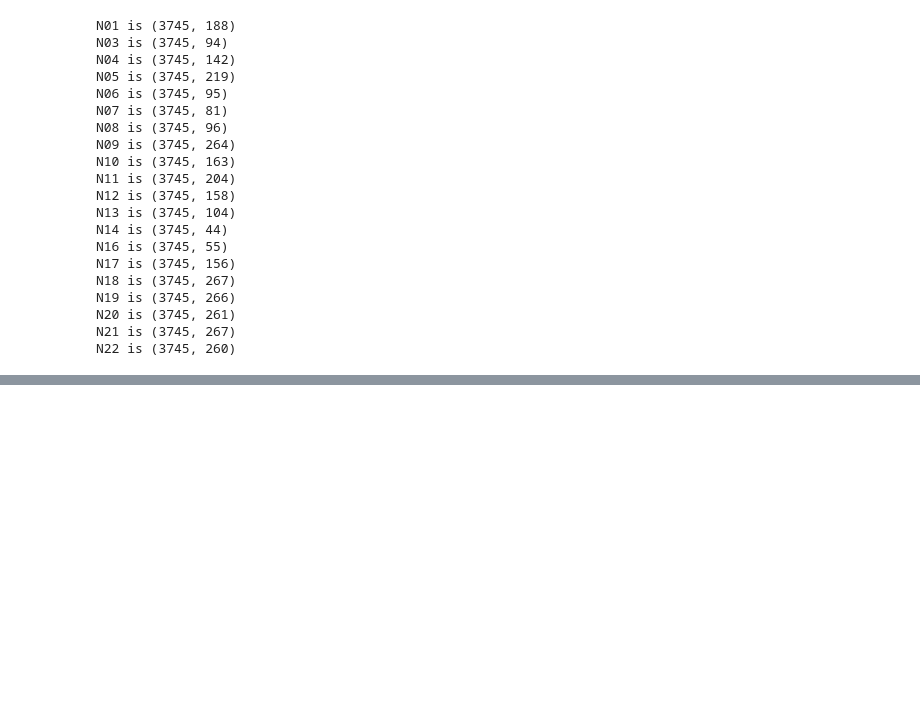
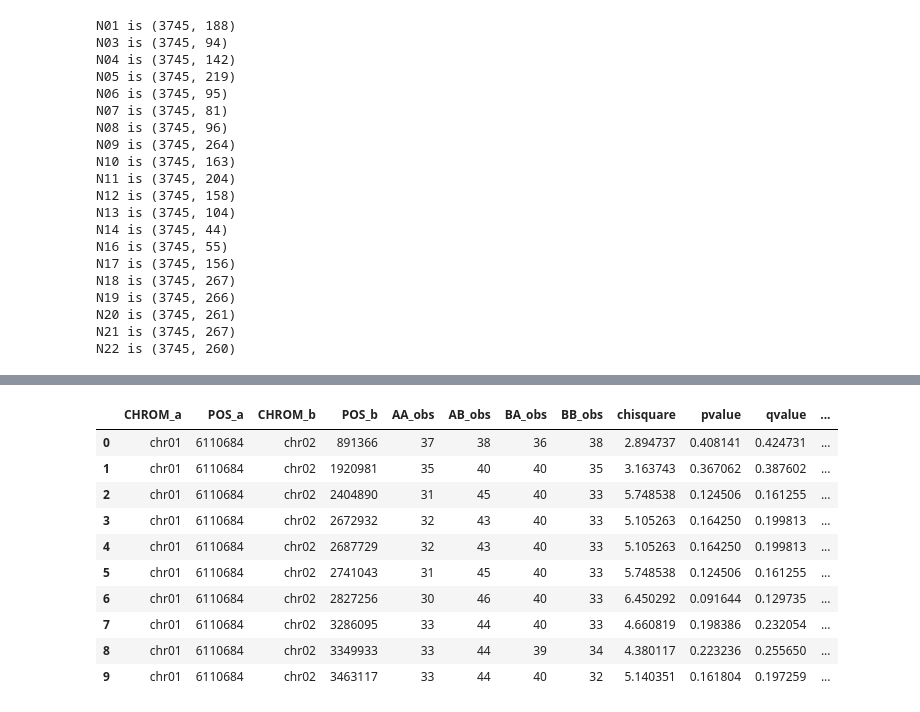
Before and after one commit to danshea/IwateBiotechnologyResearchCenter, a Jupyter notebook: Interchromosomal_linkage_disequilibrium_testing.ipynb, the cells around one changed output, grey strips where cells are left out. Saved outputs shown, nothing was run; the diff lists cells and outputs as text; code cells hidden in the pictures; blank space fills up the shorter version.

```diff
--- a/Interchromosomal_linkage_disequilibrium_testing.ipynb
+++ b/Interchromosomal_linkage_disequilibrium_testing.ipynb
@@ -147,2 +152,28 @@ for key, f in zip(samples, founders):
+# %%
+# Re-load the data from file into results
+samples = ['N01','N03','N04','N05','N06','N07','N08','N09','N10','N11',
+           'N12','N13','N14','N16','N17','N18','N19','N20','N21','N22',]
+founders = ['KASALATH','KEIBOBA','SHONI','TUPA_121-3','SURJAMUKHI','RATUL','BADARI_DHAN','KALUHEENATI','JAGUARY','REXMONT',
+            'URASAN','TUPA_729','DEE_JIAO_HUA_LUO','NERICA_1','TAKANARI','C8005','MOUKOTOU','NORTAI','SESIA','HAYAYUKI',]
+datadirs = ['_'.join([x, y]) for x, y in zip(samples, founders)]
+results = OrderedDict()
+for key, f in zip(samples, founders):
+    results[key] = pd.read_csv('interchromosomal_linkage_analysis/{}_{}_interchromosomal_ld.tsv'.format(key, f),
+                               sep='\t', index_col=0)
+# %%
+# Did things get loaded?
+results['N01'][0:10]
+# %% [output]
+|  | CHROM_a | POS_a | CHROM_b | POS_b | AA_obs | AB_obs | BA_obs | BB_obs | chisquare | pvalue | qvalue | ... |
+| 0 | chr01 | 6110684 | chr02 | 891366 | 37 | 38 | 36 | 38 | 2.894737 | 0.408141 | 0.424731 | ... |
+| 1 | chr01 | 6110684 | chr02 | 1920981 | 35 | 40 | 40 | 35 | 3.163743 | 0.367062 | 0.387602 | ... |
+| 2 | chr01 | 6110684 | chr02 | 2404890 | 31 | 45 | 40 | 33 | 5.748538 | 0.124506 | 0.161255 | ... |
+| 3 | chr01 | 6110684 | chr02 | 2672932 | 32 | 43 | 40 | 33 | 5.105263 | 0.164250 | 0.199813 | ... |
+| 4 | chr01 | 6110684 | chr02 | 2687729 | 32 | 43 | 40 | 33 | 5.105263 | 0.164250 | 0.199813 | ... |
+| 5 | chr01 | 6110684 | chr02 | 2741043 | 31 | 45 | 40 | 33 | 5.748538 | 0.124506 | 0.161255 | ... |
+| 6 | chr01 | 6110684 | chr02 | 2827256 | 30 | 46 | 40 | 33 | 6.450292 | 0.091644 | 0.129735 | ... |
+| 7 | chr01 | 6110684 | chr02 | 3286095 | 33 | 44 | 40 | 33 | 4.660819 | 0.198386 | 0.232054 | ... |
+| 8 | chr01 | 6110684 | chr02 | 3349933 | 33 | 44 | 39 | 34 | 4.380117 | 0.223236 | 0.255650 | ... |
+| 9 | chr01 | 6110684 | chr02 | 3463117 | 33 | 44 | 40 | 32 | 5.140351 | 0.161804 | 0.197259 | ... |
 # %%
 # Only retrieve significant LD results
```
Also changed, not shown: parts of 10 cells of this notebook.
